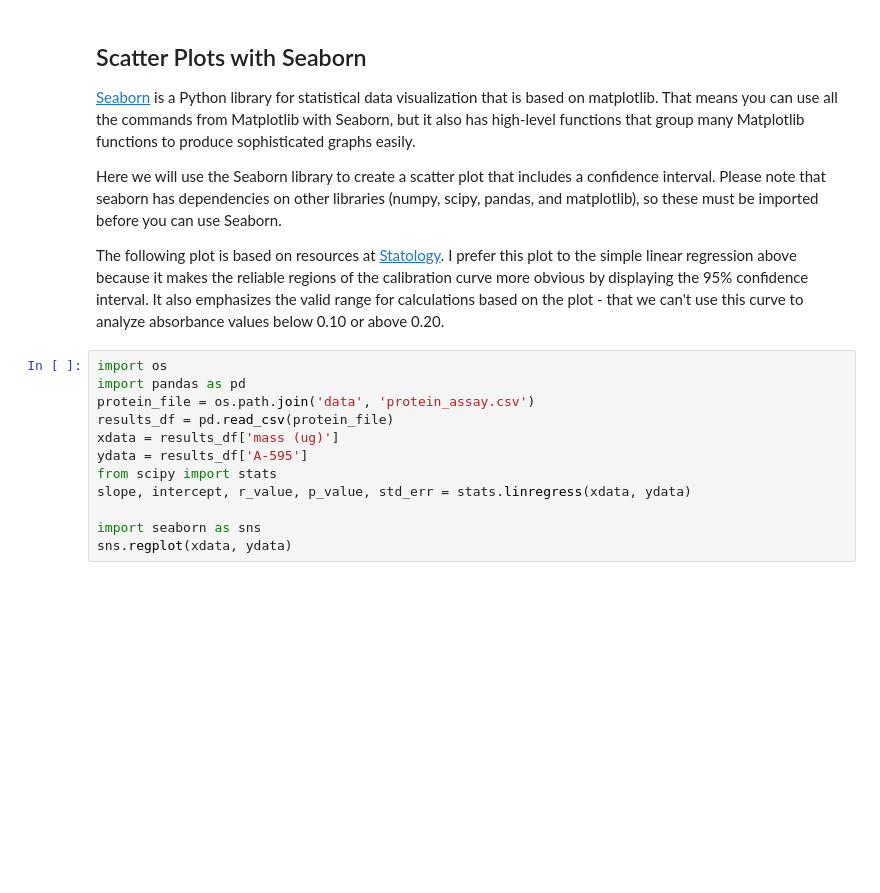
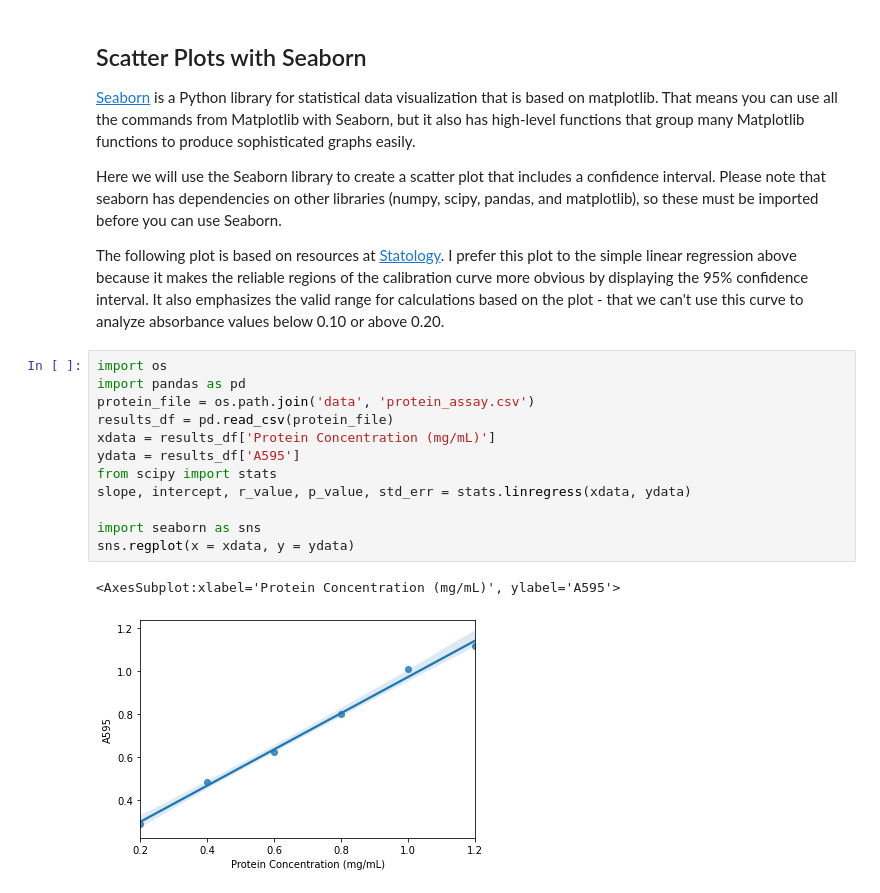
Before and after one commit to MolSSI-Education/python-scripting-biochemistry, a Jupyter notebook: biochemist-python/chapters/Creating_Plots_in_Jupyter_Notebooks.ipynb, the cells around one changed output. Drawn from its saved outputs; the diff is of its cells as text; blank space fills up the shorter version.

```diff
--- a/biochemist-python/chapters/Creating_Plots_in_Jupyter_Notebooks.ipynb
+++ b/biochemist-python/chapters/Creating_Plots_in_Jupyter_Notebooks.ipynb
@@ -148,15 +150,18 @@ The following plot is based on resources at [Statology](https://www.statology.or
 # %%
 import os
 import pandas as pd
 protein_file = os.path.join('data', 'protein_assay.csv')
 results_df = pd.read_csv(protein_file)
-xdata = results_df['mass (ug)']
-ydata = results_df['A-595']
+xdata = results_df['Protein Concentration (mg/mL)']
+ydata = results_df['A595']
 from scipy import stats
 slope, intercept, r_value, p_value, std_err = stats.linregress(xdata, ydata)
 
 import seaborn as sns
-sns.regplot(xdata, ydata)
+sns.regplot(x = xdata, y = ydata)
+# %% [output]
+<AxesSubplot:xlabel='Protein Concentration (mg/mL)', ylabel='A595'>
+[figure, added]
 # %% [markdown]
 <div class="exercise-this-is-a-title exercise">
 <p class="exercise-title">Exercise</p>
```
Also changed, not shown: parts of 8 cells of this notebook.
